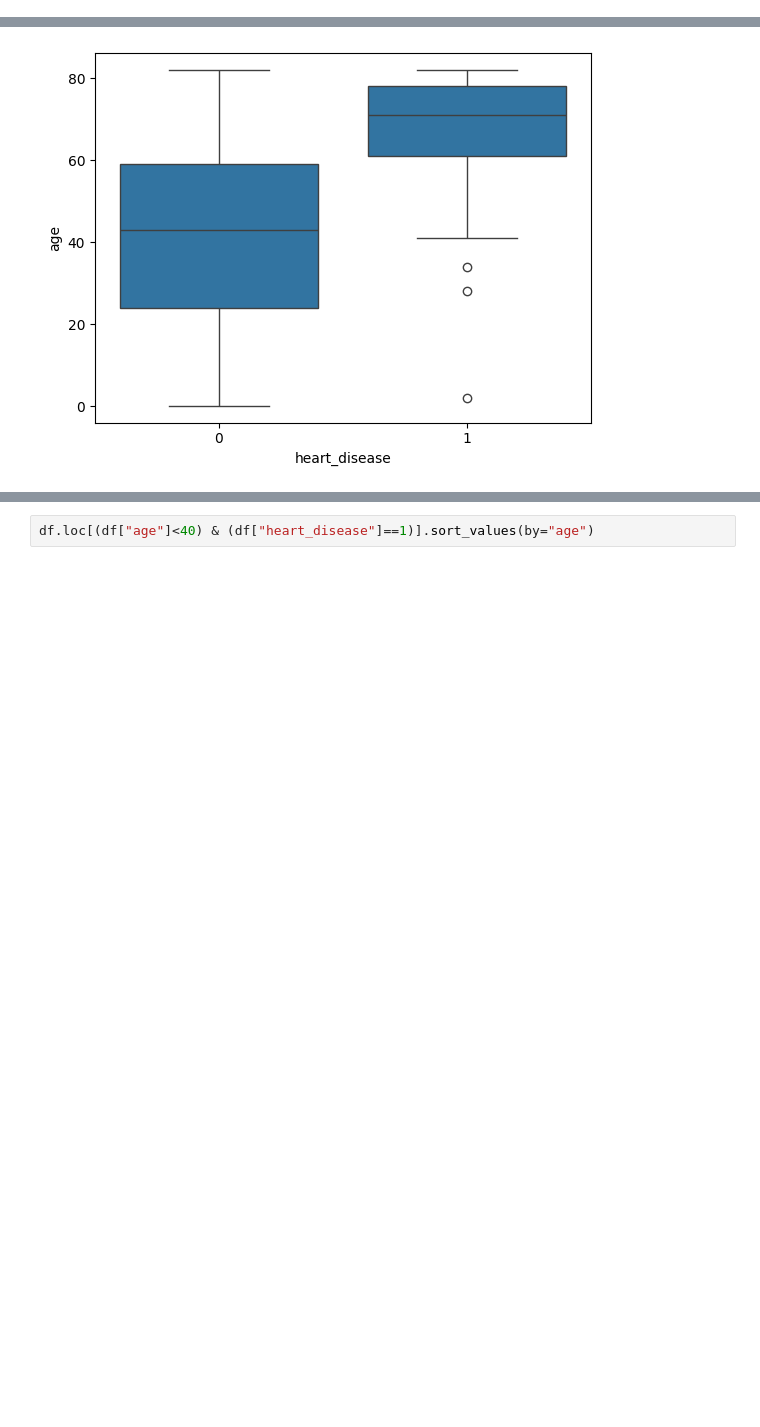
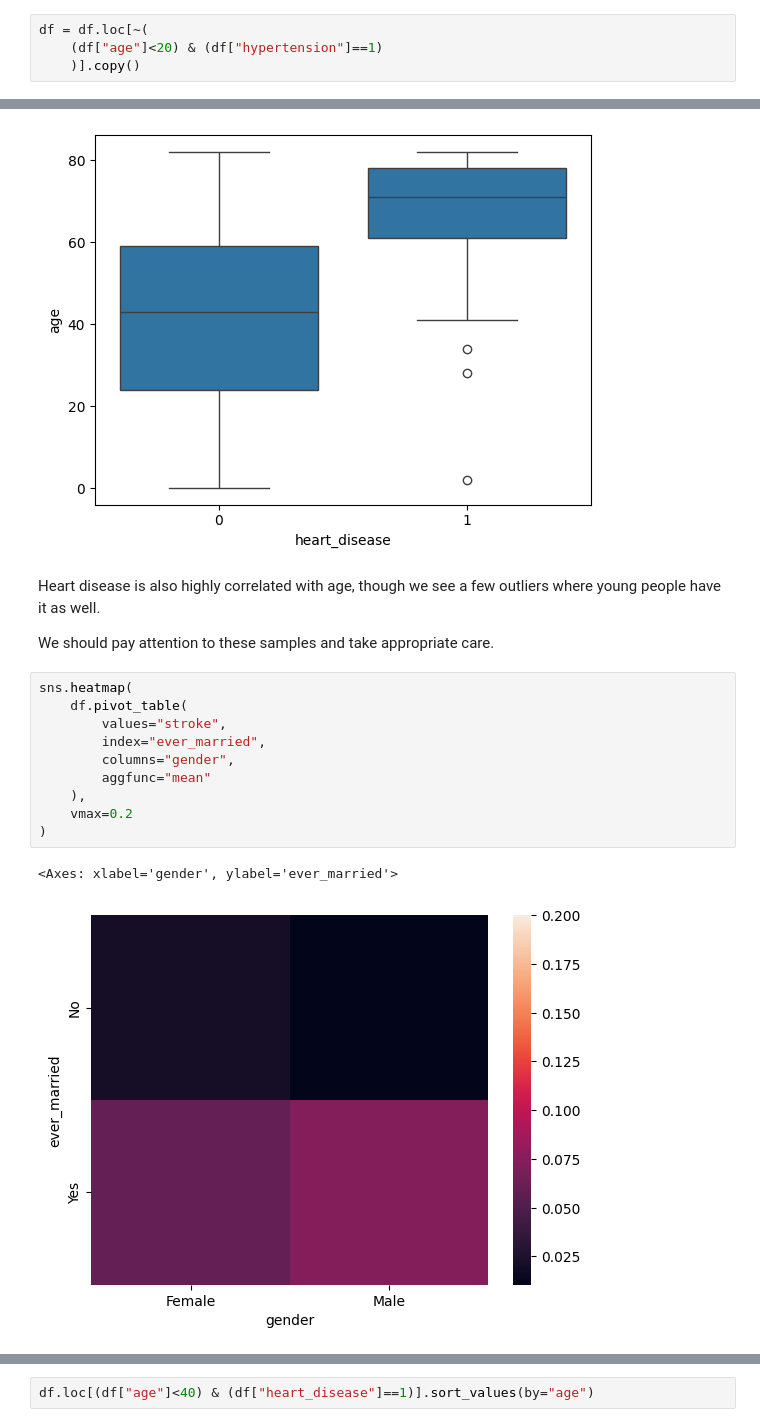
Before and after one commit to Yes-and/ml1-semestral-project, a Jupyter notebook: eda.ipynb, the cells around one changed output, grey strips where cells are left out. Cells and saved outputs as stored; diff of their text form; blank space fills up the shorter version.

Commit message:
Exploratory data analysis
Load data, fill NA values, remove outliers and save it.

```diff
--- a/eda.ipynb
+++ b/eda.ipynb
@@ -314,3 +323,7 @@ It is also probably correlated with a higher age (participants below 20 years ol
+# %%
+df = df.loc[~(
+    (df["age"]<20) & (df["hypertension"]==1)
+    )].copy()
 # %%
 sns.boxplot(
     x="heart_disease",
@@ -320,3 +333,20 @@ sns.boxplot(
 # %% [output]
 <Axes: xlabel='heart_disease', ylabel='age'>
 [figure]
+# %% [markdown]
+Heart disease is also highly correlated with age, though we see a few outliers where young people have it as well.
+
+We should pay attention to these samples and take appropriate care.
+# %%
+sns.heatmap(
+    df.pivot_table(
+        values="stroke",
+        index="ever_married",
+        columns="gender",
+        aggfunc="mean"
+    ),
+    vmax=0.2
+)
+# %% [output]
+<Axes: xlabel='gender', ylabel='ever_married'>
+[figure, added]
```
Also changed, not shown: parts of 39 cells of this notebook.
